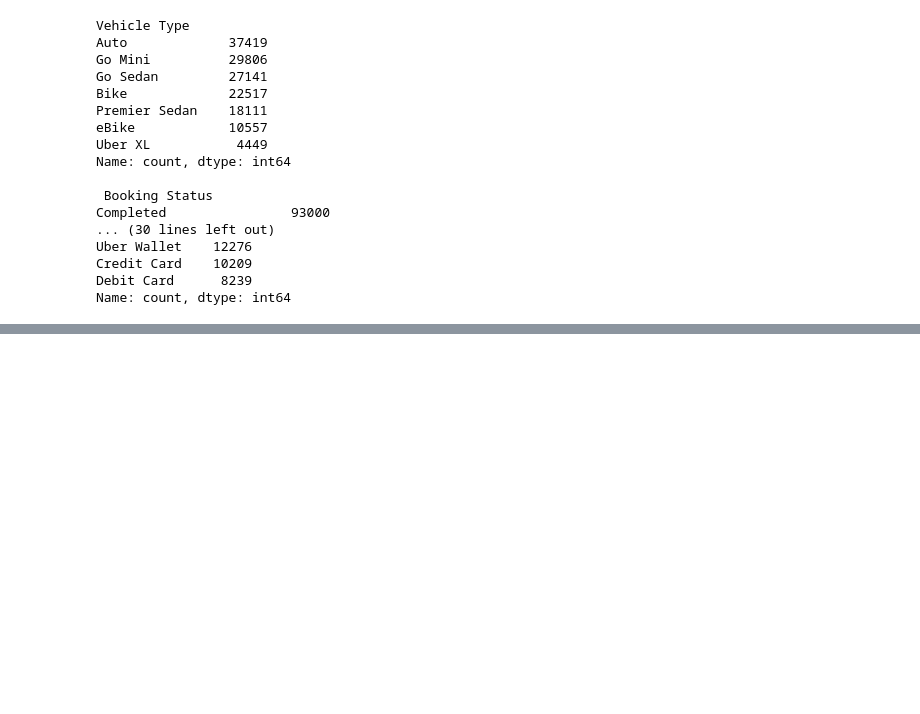
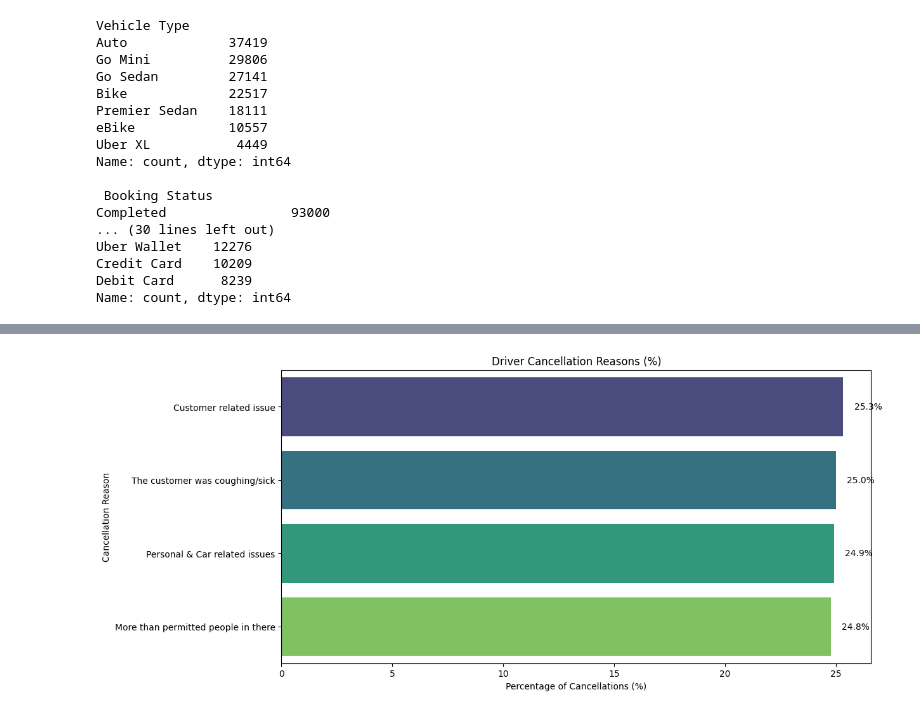
Before and after one commit to Letieri1008/Uber-Data-Analytics-, a Jupyter notebook: dataset/jupyterlab.ipynb, the cells around one changed output, grey strips where cells are left out. Drawn from its saved outputs; the diff is of its cells as text; code cells hidden in the pictures; blank space fills up the shorter version.

```diff
--- a/dataset/jupyterlab.ipynb
+++ b/dataset/jupyterlab.ipynb
@@ -189,6 +189,9 @@ df['Reason for cancelling by Customer'] = df['Reason for cancelling by Customer'
 df['Driver Cancellation Reason'] = df['Driver Cancellation Reason'].fillna("Not Applicable")
 df['Incomplete Rides Reason'] = df['Incomplete Rides Reason'].fillna("Not Applicable")
 df['Payment Method'] = df['Payment Method'].fillna("Unknown")
+df[ 'Cancelled Rides by Customer'] = df[ 'Cancelled Rides by Customer'].fillna("Not Applicable")
+df[ 'Cancelled Rides by Driver'] = df[ 'Cancelled Rides by Driver'].fillna("Not Applicable")
+df[ 'Incomplete Rides'] = df[ 'Incomplete Rides'].fillna("Not Applicable")
 
 print('\n Missing values after imputation')
 print(df.isnull().sum())
@@ -212,0 +218,12 @@ dtype: int64
+# %%
+# clean and numbers of unique values of categorical columns
+
+df['Avg VTAT'] = df['Avg VTAT'].fillna(0)
+df['Avg CTAT'] = df['Avg CTAT'].fillna(0)
+df['Booking Value'] = df['Booking Value'].median()
+df['Driver Ratings'] = df['Driver Ratings'].median()
+df['Customer Rating'] = df['Customer Rating'].median()
+df['Ride Distance'] = df['Ride Distance'].median()
+
+print('\n Missing values after imputation')
+print(df.isnull().sum())
@@ -212,0 +269,37 @@ dtype: int64
+# %%
+# filter real values (without "Not Applicable")
+
+driver_reasons = df['Driver Cancellation Reason']
+driver_reasons = driver_reasons[driver_reasons != "Not Applicable"]
+
+# calculate percentages
+driver_counts = driver_reasons.value_counts(normalize=True) * 100
+driver_counts = driver_counts.sort_values(ascending=False)
+
+# create DataFrame for hue
+driver_df = driver_counts.reset_index()
+driver_df.columns = ['Reason', 'Percentage']
+
+# plot horizontal bar chart in percentage with hue
+plt.figure(figsize=(12,6))
+sns.barplot(
+    x='Percentage',
+    y='Reason',
+    data=driver_df,
+    hue='Reason',
+    dodge=False,
+    palette='viridis',
+    legend=False
+)
+
+plt.title("Driver Cancellation Reasons (%)")
+plt.xlabel("Percentage of Cancellations (%)")
+plt.ylabel("Cancellation Reason")
+
+# add percentage labels
+for i, v in enumerate(driver_df['Percentage']):
+    plt.text(v + 0.5, i, f"{v:.1f}%", va='center')
+
+plt.show()
+# %% [output]
+[figure, added]
```
Also changed, not shown: parts of 14 cells of this notebook.
